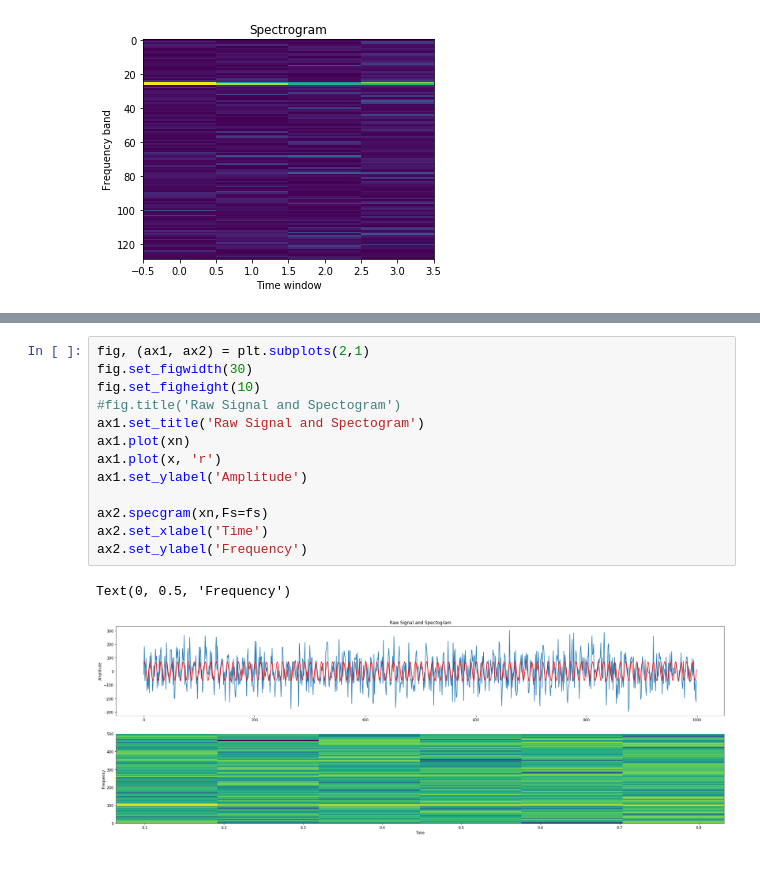
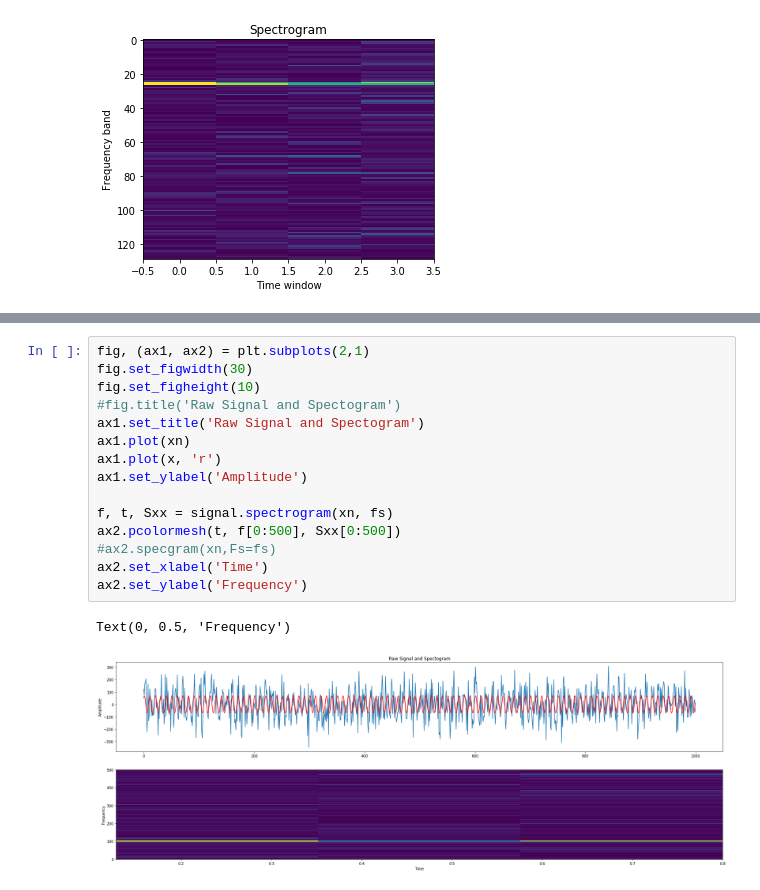
Before and after one commit to SGRGit/gwOsc, a Jupyter notebook: SignalProcUsingML.ipynb, the cells around one changed output, grey strips where cells are left out. Drawn from its saved outputs; the diff is of its cells as text.

```diff
--- a/SignalProcUsingML.ipynb
+++ b/SignalProcUsingML.ipynb
@@ -193,16 +262,18 @@ plt.show()
 # %%
 fig, (ax1, ax2) = plt.subplots(2,1)
 fig.set_figwidth(30)
 fig.set_figheight(10)
 #fig.title('Raw Signal and Spectogram')
 ax1.set_title('Raw Signal and Spectogram')
 ax1.plot(xn)
 ax1.plot(x, 'r')
 ax1.set_ylabel('Amplitude')
 
-ax2.specgram(xn,Fs=fs)
+f, t, Sxx = signal.spectrogram(xn, fs)
+ax2.pcolormesh(t, f[0:500], Sxx[0:500])
+#ax2.specgram(xn,Fs=fs)
 ax2.set_xlabel('Time')
 ax2.set_ylabel('Frequency')
 # %% [output]
 Text(0, 0.5, 'Frequency')
-[figure, old version]
+[figure, new version]
```
Also changed, not shown: parts of 9 cells of this notebook.
